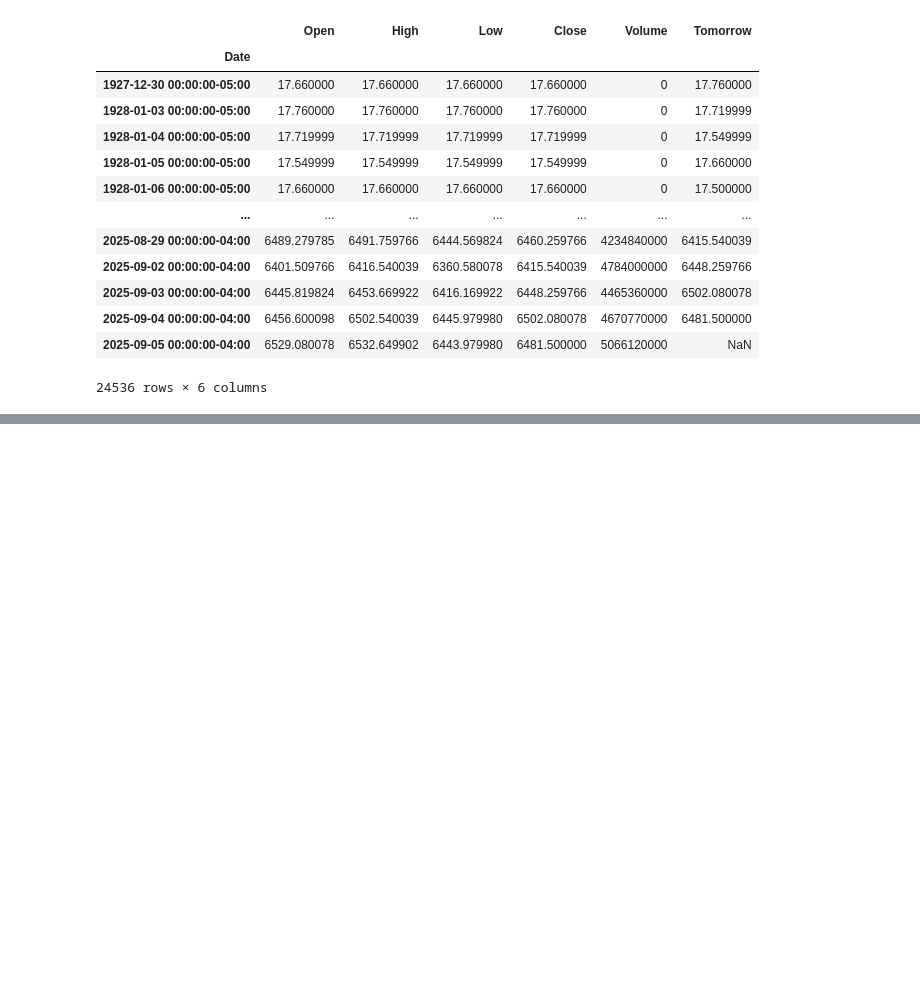
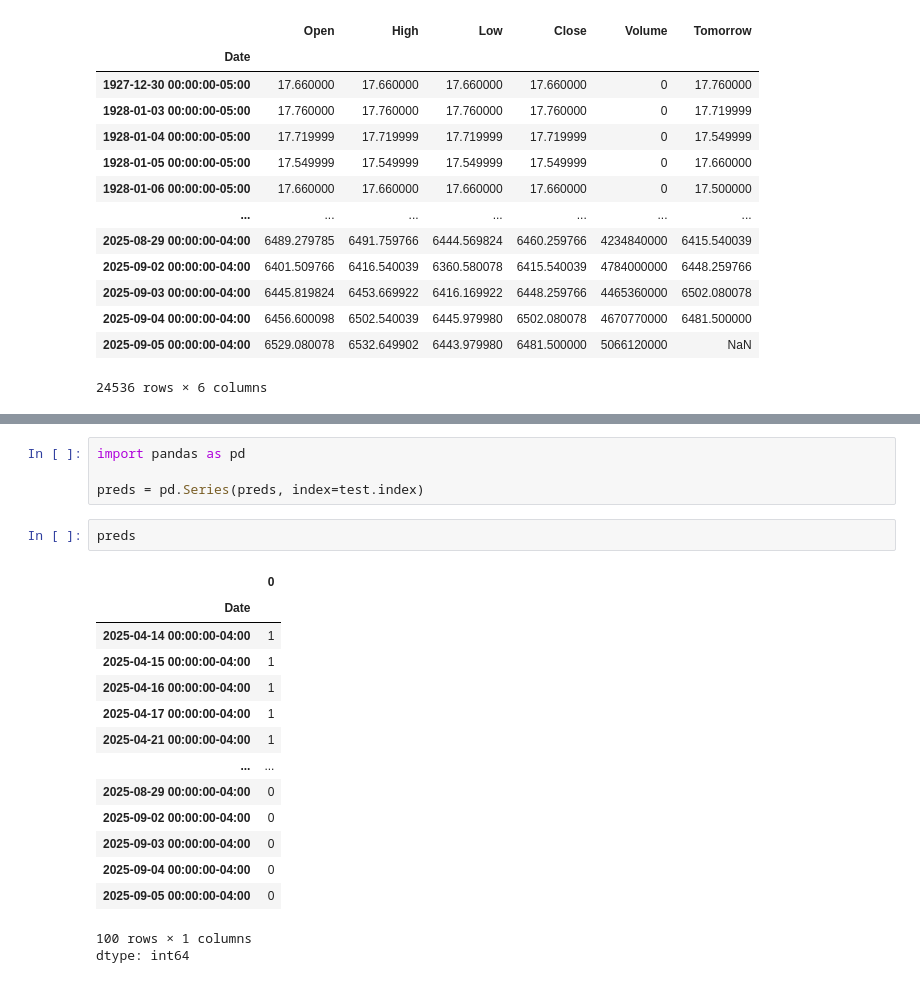
Before and after one commit to Sid-2004/Stock-Market-Predictor, a Jupyter notebook: Stock_Market_Predictor.ipynb, the cells around one changed output, grey strips where cells are left out. Drawn from its saved outputs; the diff is of its cells as text; blank space fills up the shorter version.

```diff
--- a/Stock_Market_Predictor.ipynb
+++ b/Stock_Market_Predictor.ipynb
@@ -84,0 +130,22 @@ sp500
+# %%
+import pandas as pd
+
+preds = pd.Series(preds, index=test.index)
+# %%
+preds
+# %% [output]
+|  | 0 |
+| Date |  |
+| 2025-04-14 00:00:00-04:00 | 1 |
+| 2025-04-15 00:00:00-04:00 | 1 |
+| 2025-04-16 00:00:00-04:00 | 1 |
+| 2025-04-17 00:00:00-04:00 | 1 |
+| 2025-04-21 00:00:00-04:00 | 1 |
+| ... | ... |
+| 2025-08-29 00:00:00-04:00 | 0 |
+| 2025-09-02 00:00:00-04:00 | 0 |
+| 2025-09-03 00:00:00-04:00 | 0 |
+| 2025-09-04 00:00:00-04:00 | 0 |
+| 2025-09-05 00:00:00-04:00 | 0 |
+100 rows × 1 columns
+dtype: int64
```
Also changed, not shown: parts of 21 cells of this notebook.
